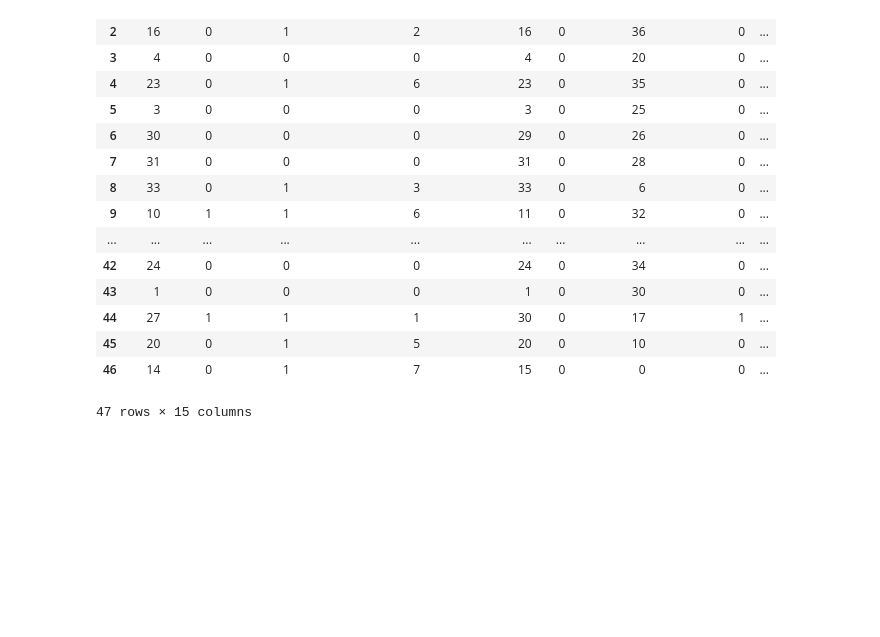
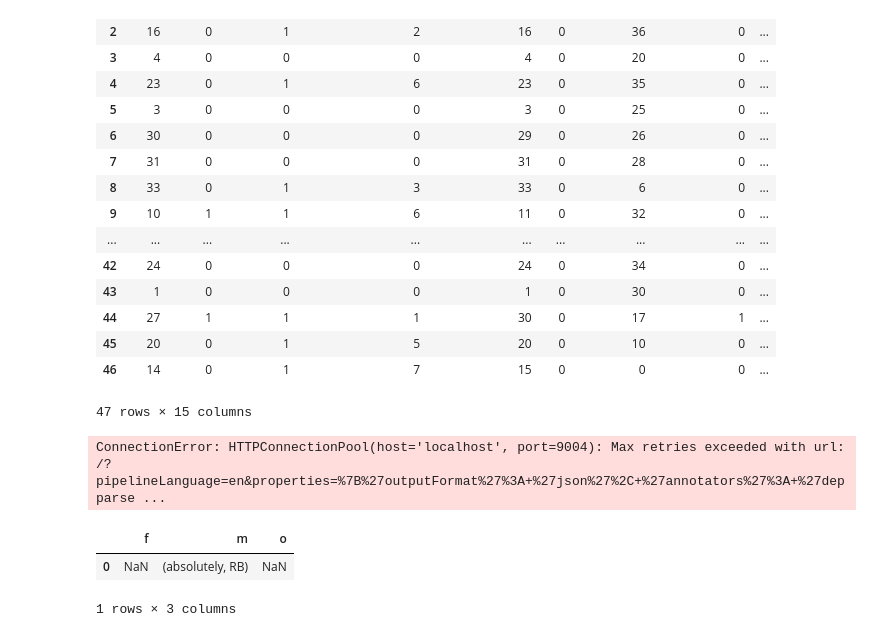
Before and after one commit to 837683ayushi/Aspect_term_extraction, a Jupyter notebook: aspect_term_extraction(pre_final).ipynb, the cells around one changed output. Saved outputs shown, nothing was run; the diff lists cells and outputs as text; code cells hidden in the pictures; blank space fills up the shorter version.

```diff
--- a/aspect_term_extraction(pre_final).ipynb
+++ b/aspect_term_extraction(pre_final).ipynb
@@ -991,0 +987,7 @@ print(y_pred)
+# %%
+w=list(y_test)
+c=0
+for i in range(0,19):
+    if(w[i]==y_pred[i]):
+        c=c+1
+print(c)
@@ -1012,3 +1020,10 @@ model.fit(X_train,y_train )
 model.score(X_test, y_test)
 #Predict Output
 predicted= model.predict(X_test)
+# %%
+w=list(y_test)
+c=0
+for i in range(0,19):
+    if(w[i]==predicted[i]):
+        c=c+1
+print(c)
@@ -1049,6 +1066,60 @@ df.columns
 import pandas as pd
 df2=pd.DataFrame(columns=['f','m','o'])
 d=0
+# %%
+import xml.etree.ElementTree as ET
+import nltk
+from stanfordcorenlp import StanfordCoreNLP as scn
+from nltk import pos_tag
+nlp=scn('/home/ayushi/Downloads/stanford-corenlp-full-2018-10-05')
+from nltk import word_tokenize
+tree=ET.parse("/home/ayushi/Downloads/stanford-corenlp-full-2018-10-05/Laptops_Train.xml")
+root = tree.getroot()
+text_list = []
+id_list=[]
+new_list=[]
+sentences_list=[]
+opinion_list = []
+c=0
+#while(c<100):
+for review in root.findall('sentence'):
+
+        if c>5:
+            break
+        text_string=""
+        opinion_inner_list=[]
+        #or sent in review.findall('./sentences/sentence'):
+        #print(sent)
+        ids=review.attrib['id']
+        #print(ids)
+        id_list.append(ids)
+        text_string= text_string+ " "+ review.find('text').text
+        #print(text_string)
+        c=c+1
+
+        a=nlp.dependency_parse(text_string)
+        #print(a)
+        text_string=pos_tag(word_tokenize(text_string))
+        t2=text_string
+
+        for i in a:
+            if((i[0]=='advmod') or (i[0]=='neg')):
+                df2.at[d,'m']=text_string[i[2]-1]
+        print(t2)
+        #t2=pos_tag(t2)
+        for o in t2:
+            if(o[1]=='JJ'):
+                print(o[1])
+                df2.at[d,'o']=o[0]
+                d=d+1
+# %% [output]
+ConnectionError: HTTPConnectionPool(host='localhost', port=9004): Max retries exceeded with url: /?pipelineLanguage=en&properties=%7B%27outputFormat%27%3A+%27json%27%2C+%27annotators%27%3A+%27depparse ...
+# %%
+df2
+# %% [output]
+|  | f | m | o |
+| 0 | NaN | (absolutely, RB) | NaN |
+1 rows × 3 columns
 # %%
 sen='I charge it at night and skip taking the cord with me because of very good battery life'
 
```
Also changed, not shown: parts of 7 cells of this notebook.
